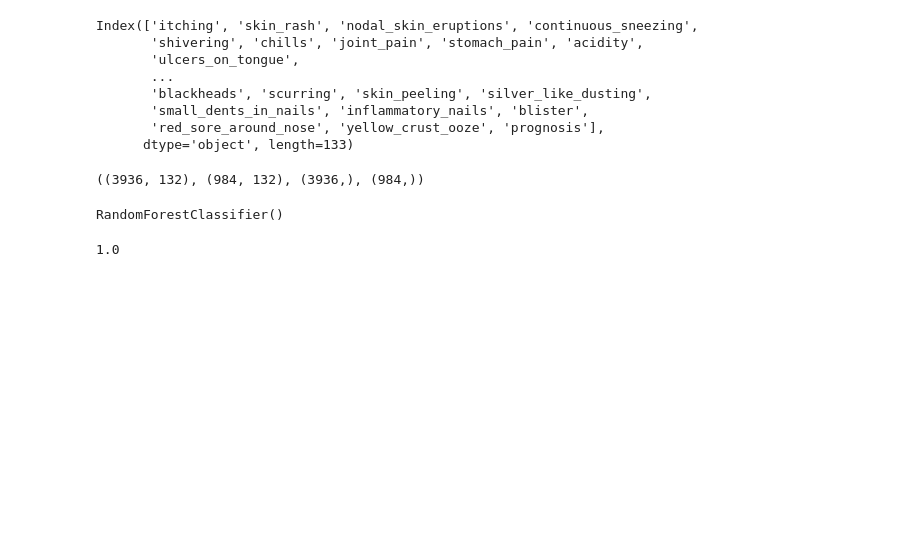
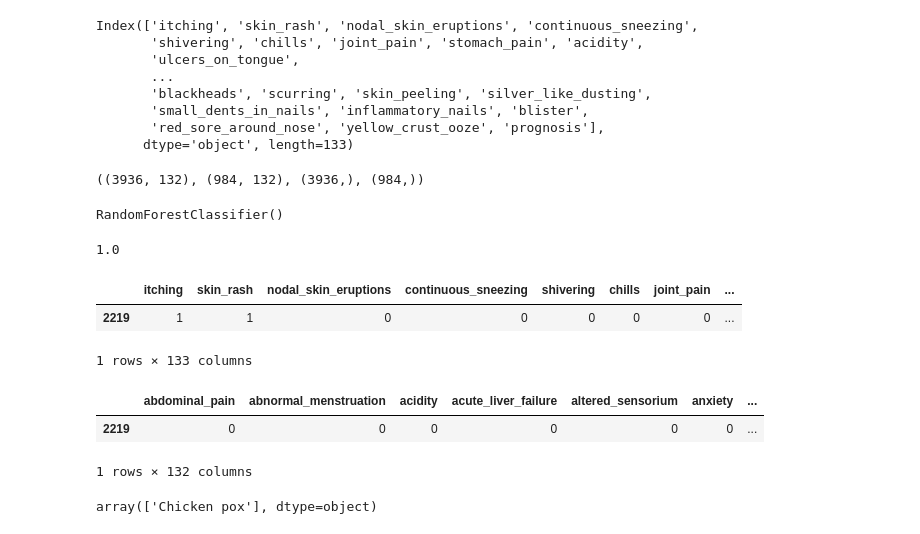
Before and after one commit to deepak-006/cancer, a Jupyter notebook: diseasePredictingModel.ipynb, the cells around one changed output. Drawn from its saved outputs; the diff is of its cells as text; code cells hidden in the pictures; blank space fills up the shorter version.

```diff
--- a/diseasePredictingModel.ipynb
+++ b/diseasePredictingModel.ipynb
@@ -101,3 +101,23 @@ from sklearn.metrics import accuracy_score
 accuracy_score(y_test,y_pred)
 # %% [output]
 1.0
+# %%
+disease.loc[[2219]]
+# %% [output]
+|  | itching | skin_rash | nodal_skin_eruptions | continuous_sneezing | shivering | chills | joint_pain | ... |
+| 2219 | 1 | 1 | 0 | 0 | 0 | 0 | 0 | ... |
+1 rows × 133 columns
+# %%
+p=disease.loc[[2219]]
+X_new = p[disease.columns.difference(['prognosis'])]
+
+X_new
+# %% [output]
+|  | abdominal_pain | abnormal_menstruation | acidity | acute_liver_failure | altered_sensorium | anxiety | ... |
+| 2219 | 0 | 0 | 0 | 0 | 0 | 0 | ... |
+1 rows × 132 columns
+# %%
+y_new_pred = model.predict(X_new)
+y_new_pred
+# %% [output]
+array(['Chicken pox'], dtype=object)
```
